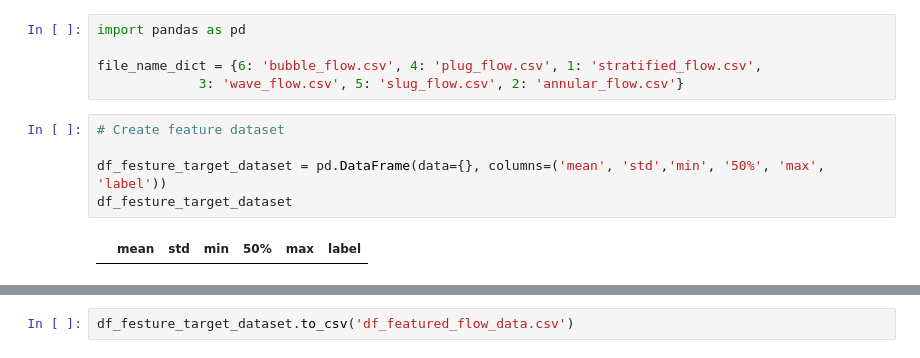
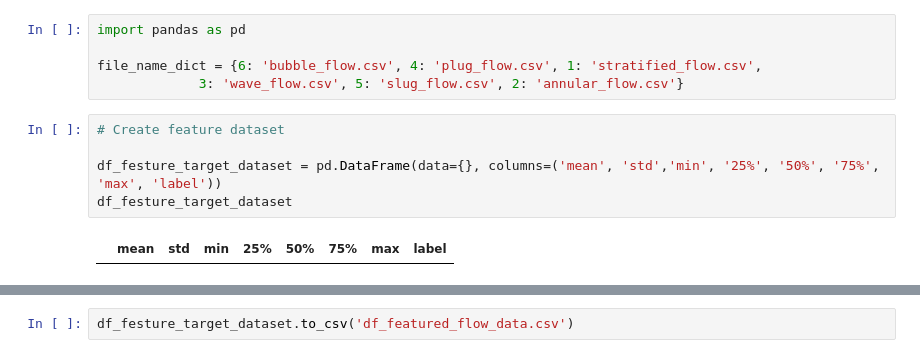
Before and after one commit to shenqidezhengge/MATLAB, a Jupyter notebook: Prepare the Data.ipynb, the cells around one changed output, grey strips where cells are left out. Drawn from its saved outputs; the diff is of its cells as text.

```diff
--- a/Prepare the Data.ipynb
+++ b/Prepare the Data.ipynb
@@ -6,7 +6,7 @@ file_name_dict = {6: 'bubble_flow.csv', 4: 'plug_flow.csv', 1: 'stratified_flow.
 # %%
 # Create feature dataset
 
-df_festure_target_dataset = pd.DataFrame(data={}, columns=('mean', 'std','min', '50%', 'max', 'label'))
+df_festure_target_dataset = pd.DataFrame(data={}, columns=('mean', 'std','min', '25%', '50%', '75%', 'max', 'label'))
 df_festure_target_dataset
 # %% [output]
-|  | mean | std | min | 50% | max | label |
+|  | mean | std | min | 25% | 50% | 75% | max | label |
```
Also changed, not shown: parts of 14 cells of this notebook, 2 other files.
